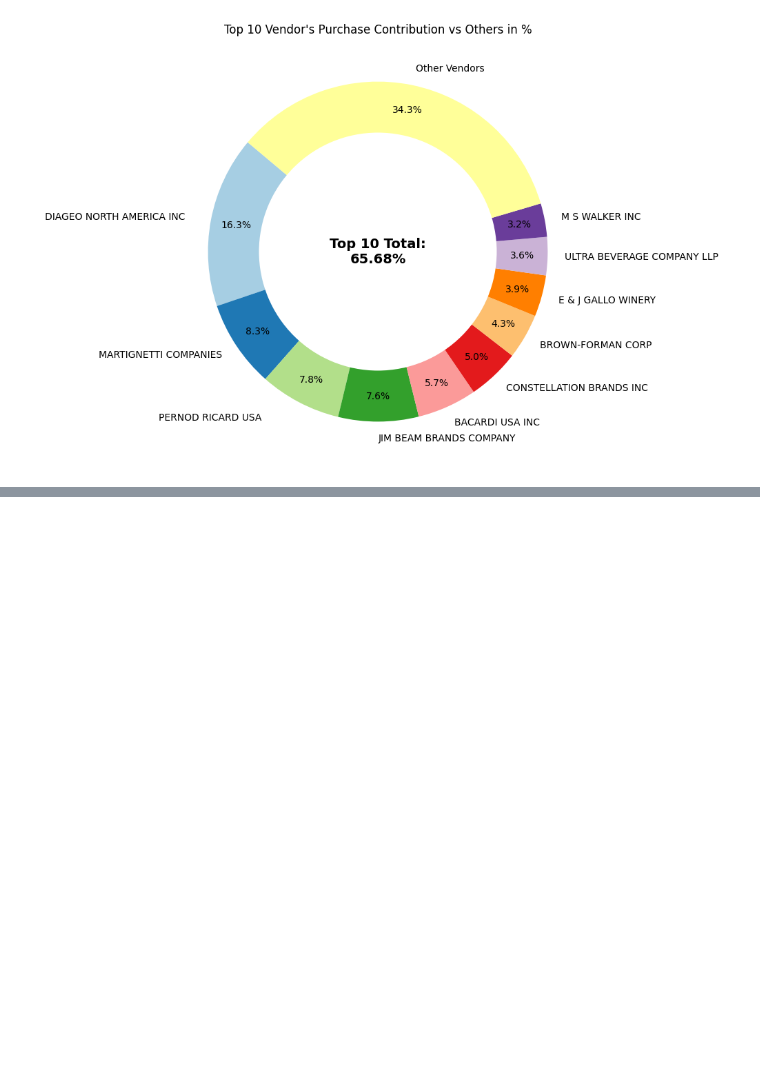
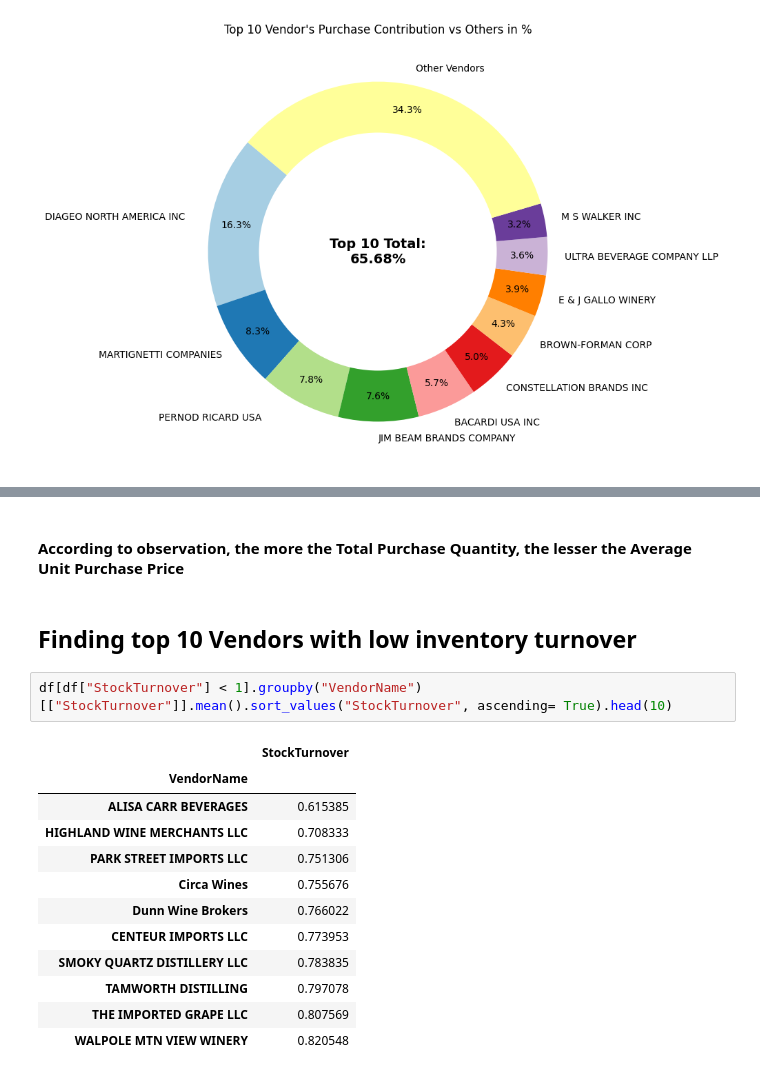
Before and after one commit to fahim-ysr/Vendor-Performance-Analysis, a Jupyter notebook: Exploratory Data Analysis.ipynb, the cells around one changed output, grey strips where cells are left out. Saved outputs shown, nothing was run; the diff lists cells and outputs as text; blank space fills up the shorter version.

```diff
--- a/Exploratory Data Analysis.ipynb
+++ b/Exploratory Data Analysis.ipynb
@@ -516,0 +546,19 @@ plt.show()
+# %% [markdown]
+#### According to observation, the more the Total Purchase Quantity, the lesser the Average Unit Purchase Price
+# %% [markdown]
+## Finding top 10 Vendors with low inventory turnover
+# %%
+df[df["StockTurnover"] < 1].groupby("VendorName")[["StockTurnover"]].mean().sort_values("StockTurnover", ascending= True).head(10)
+# %% [output]
+|  | StockTurnover |
+| VendorName |  |
+| ALISA CARR BEVERAGES | 0.615385 |
+| HIGHLAND WINE MERCHANTS LLC | 0.708333 |
+| PARK STREET IMPORTS LLC | 0.751306 |
+| Circa Wines | 0.755676 |
+| Dunn Wine Brokers | 0.766022 |
+| CENTEUR IMPORTS LLC | 0.773953 |
+| SMOKY QUARTZ DISTILLERY LLC | 0.783835 |
+| TAMWORTH DISTILLING | 0.797078 |
+| THE IMPORTED GRAPE LLC | 0.807569 |
+| WALPOLE MTN VIEW WINERY | 0.820548 |
```
Also changed, not shown: parts of 5 cells of this notebook.
